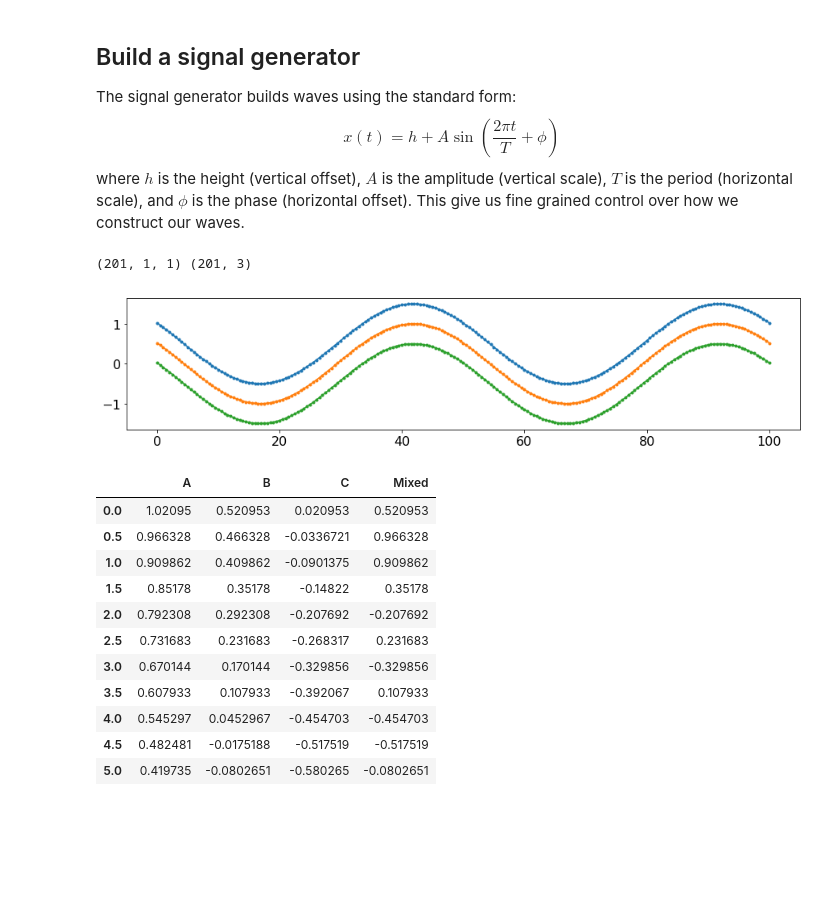
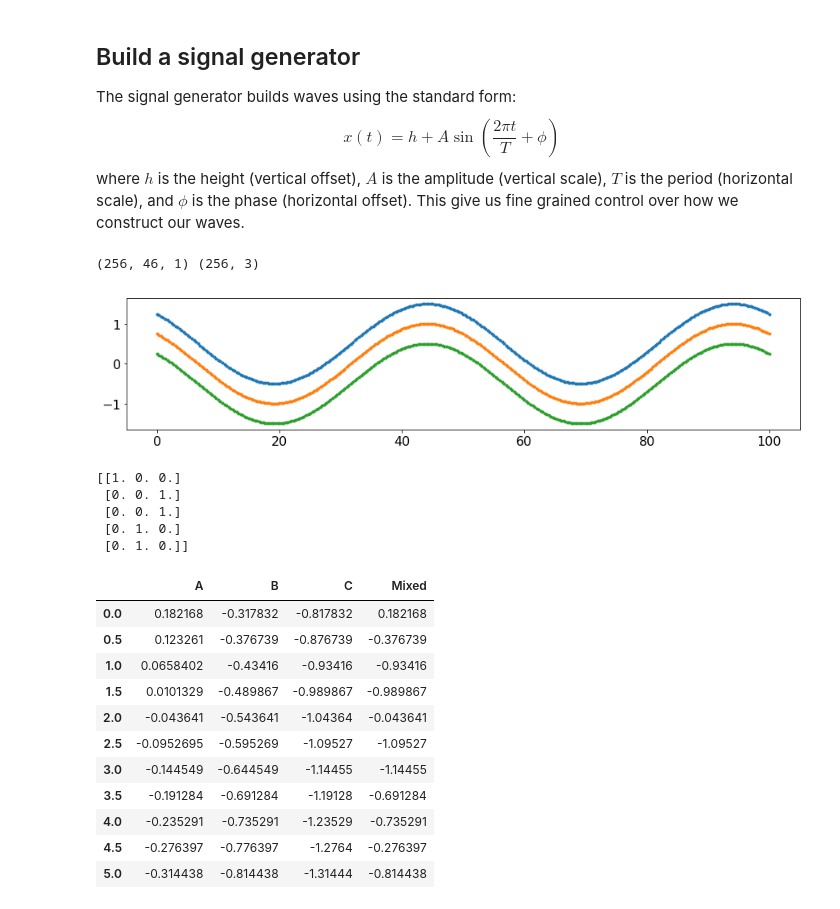
Before and after one commit to WillieMaddox/DiscRimNN, a Jupyter notebook: discrimnn.ipynb, the cells around one changed output. Cells and saved outputs as stored; diff of their text form; code cells hidden in the pictures; blank space fills up the shorter version.

Commit message:
Split main signal into several small signals for training.

```diff
--- a/discrimnn.ipynb
+++ b/discrimnn.ipynb
@@ -61,25 +63,34 @@ where $h$ is the height (vertical offset), $A$ is the amplitude (vertical scale)
 from discrimnn.signal import MixedSignal
 # %%
 # start off with simplest case for proof of concept
-n_timesteps = 201
+n_timestamps = 301
+n_timesteps = 46
 
 sig1_coeffs = {'phase': {'delta': np.pi}, 'amplitude': {'mean': 1.0}, 'period': {'mean': 50.0}, 'offset': {'mean': 0.5}}
 sig2_coeffs = {'phase': {'delta': np.pi}, 'amplitude': {'mean': 1.0}, 'period': {'mean': 50.0}, 'offset': {'mean': 0.0}}
 sig3_coeffs = {'phase': {'delta': np.pi}, 'amplitude': {'mean': 1.0}, 'period': {'mean': 50.0}, 'offset': {'mean': -0.5}}
 sig_coeffs = [sig1_coeffs, sig2_coeffs, sig3_coeffs]
 msig_coeffs = {'phase': {'mean': 0, 'delta': np.pi}}
-msig = MixedSignal(0, 100, n_timesteps, sig_coeffs, msig_coeffs)
+msig = MixedSignal(0, 100, n_timestamps, n_timesteps, sig_coeffs, msig_coeffs)
 n_signals = len(msig)
 X, y = msig()
 
 print(X.shape, y.shape)
 
 plt.figure(figsize=(15, 3))
 for i in range(n_signals):
     plt.plot(msig.timestamps, msig.signals[i], marker='.')
 # %% [output]
-(201, 1, 1) (201, 3)
+(256, 46, 1) (256, 3)
-[figure, old version]
+[figure, new version]
+# %%
+print(y[:5])
+# %% [output]
+[[1. 0. 0.]
+ [0. 0. 1.]
+ [0. 0. 1.]
+ [0. 1. 0.]
+ [0. 1. 0.]]
 # %%
 def highlight_column_matches(data, column='', color='yellow'):
     '''
@@ -97,17 +108,17 @@ df = pd.DataFrame(np.vstack((msig.signals, msig.mixed_signal)).T, index=msig.tim
 df[:5].style.apply(highlight_column_matches, column='Mixed', color='lightblue', axis=1)
 # %% [output]
 |  | A | B | C | Mixed |
-| 0.0 | 1.02095 | 0.520953 | 0.020953 | 0.520953 |
-| 0.5 | 0.966328 | 0.466328 | -0.0336721 | 0.966328 |
-| 1.0 | 0.909862 | 0.409862 | -0.0901375 | 0.909862 |
-| 1.5 | 0.85178 | 0.35178 | -0.14822 | 0.35178 |
-| 2.0 | 0.792308 | 0.292308 | -0.207692 | -0.207692 |
-| 2.5 | 0.731683 | 0.231683 | -0.268317 | 0.231683 |
-| 3.0 | 0.670144 | 0.170144 | -0.329856 | -0.329856 |
-| 3.5 | 0.607933 | 0.107933 | -0.392067 | 0.107933 |
-| 4.0 | 0.545297 | 0.0452967 | -0.454703 | -0.454703 |
-| 4.5 | 0.482481 | -0.0175188 | -0.517519 | -0.517519 |
-| 5.0 | 0.419735 | -0.0802651 | -0.580265 | -0.0802651 |
+| 0.0 | 0.182168 | -0.317832 | -0.817832 | 0.182168 |
+| 0.5 | 0.123261 | -0.376739 | -0.876739 | -0.376739 |
+| 1.0 | 0.0658402 | -0.43416 | -0.93416 | -0.93416 |
+| 1.5 | 0.0101329 | -0.489867 | -0.989867 | -0.989867 |
+| 2.0 | -0.043641 | -0.543641 | -1.04364 | -0.043641 |
+| 2.5 | -0.0952695 | -0.595269 | -1.09527 | -1.09527 |
+| 3.0 | -0.144549 | -0.644549 | -1.14455 | -1.14455 |
+| 3.5 | -0.191284 | -0.691284 | -1.19128 | -0.691284 |
+| 4.0 | -0.235291 | -0.735291 | -1.23529 | -0.735291 |
+| 4.5 | -0.276397 | -0.776397 | -1.2764 | -0.276397 |
+| 5.0 | -0.314438 | -0.814438 | -1.31444 | -0.814438 |
 # %%
 plt.figure(figsize=(15, 3))
 plt.plot(msig.timestamps, msig.mixed_signal, color='grey', alpha=0.3)
```
Also changed, not shown: parts of 7 cells of this notebook, 1 other file.
